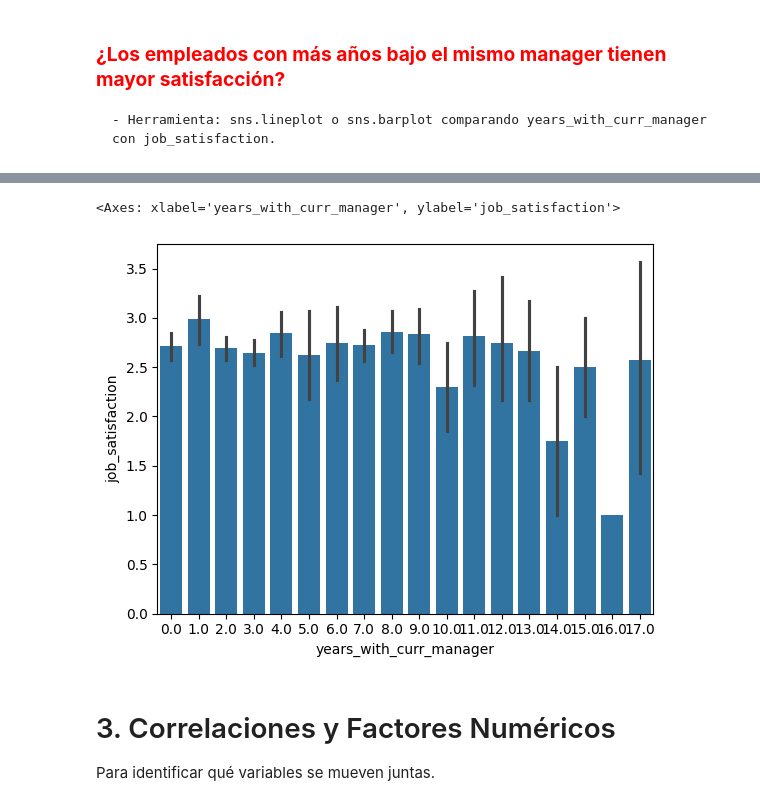
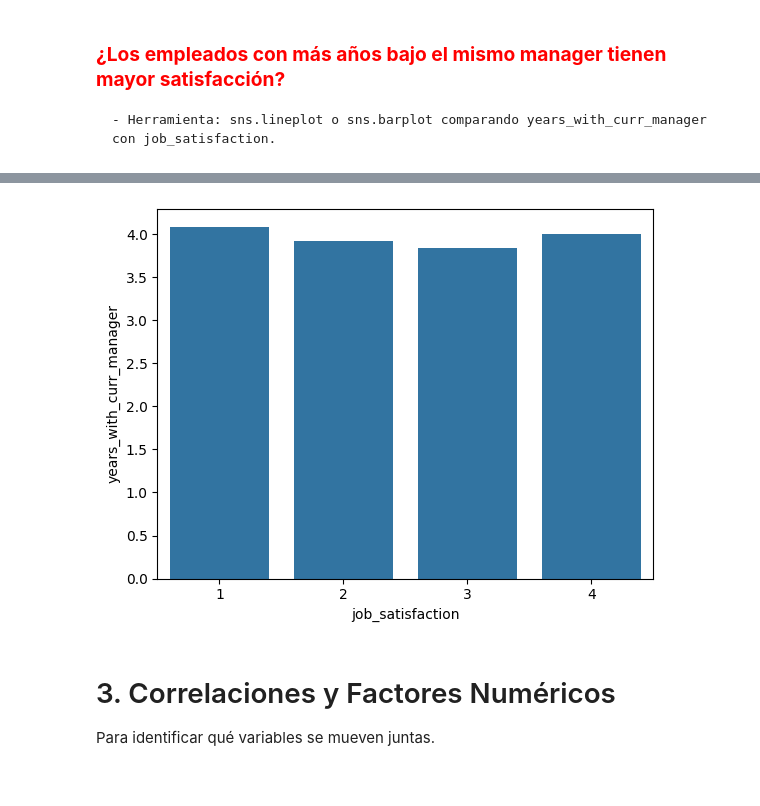
Before and after one commit to Lumo88/project-da-promo-65-modulo-3-team-1, a Jupyter notebook: Insights.ipynb, the cells around one changed output, grey strips where cells are left out. Cells and saved outputs as stored; diff of their text form; code cells hidden in the pictures.

Commit message:
finalizadas las visualizaciones

```diff
--- a/Insights.ipynb
+++ b/Insights.ipynb
@@ -221,0 +240,6 @@ sns.lineplot(data=df_hr,x="years_with_curr_manager",y="job_satisfaction")
+# %%
+df_hr["years_bin"] = pd.cut(
+    df_hr["years_with_curr_manager"],
+    bins=[0,3,6,10,20],
+    labels=["0-3","4-6","7-10","10+"]
+)
@@ -222,8 +250,7 @@ sns.lineplot(data=df_hr,x="years_with_curr_manager",y="job_satisfaction")
 # %%
-sns.barplot(data=df_hr,x="years_with_curr_manager",y="job_satisfaction")
+sns.barplot(data=df_hr,y="years_with_curr_manager",x="job_satisfaction", errorbar=None);
 # %% [output]
-<Axes: xlabel='years_with_curr_manager', ylabel='job_satisfaction'>
-[figure, old version]
+[figure, new version]
 # %% [markdown]
 # 3. Correlaciones y Factores Numéricos
   Para identificar qué variables se mueven juntas.
```
Also changed, not shown: parts of 28 cells of this notebook.
